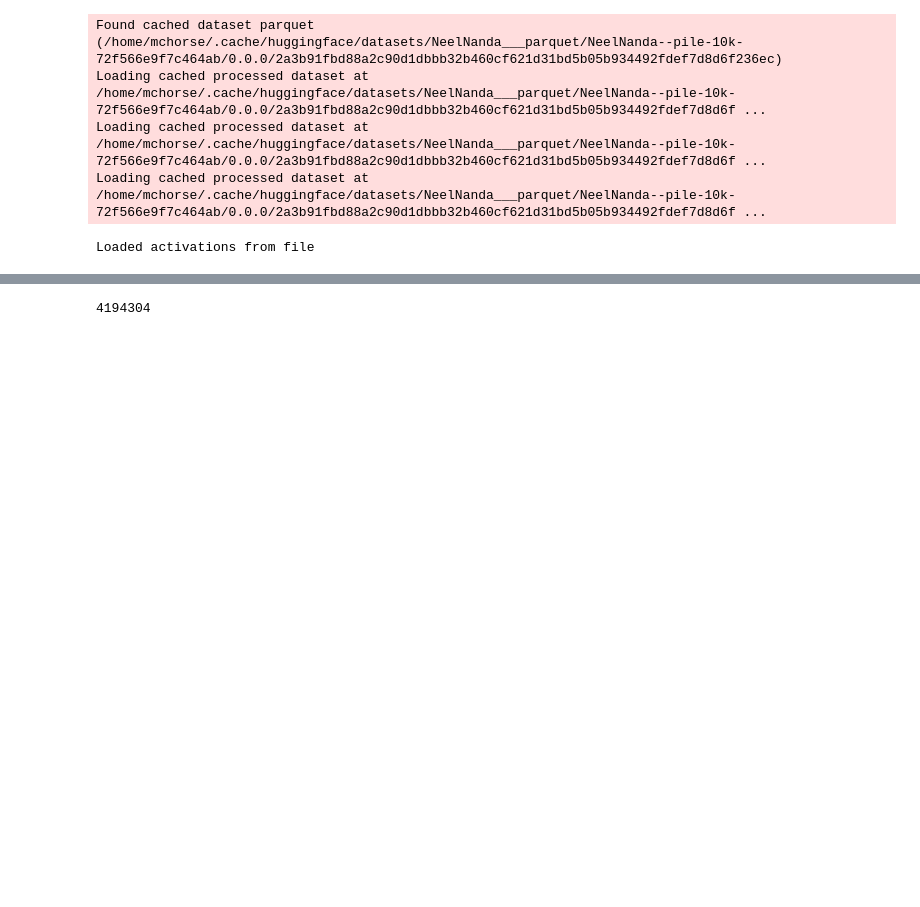
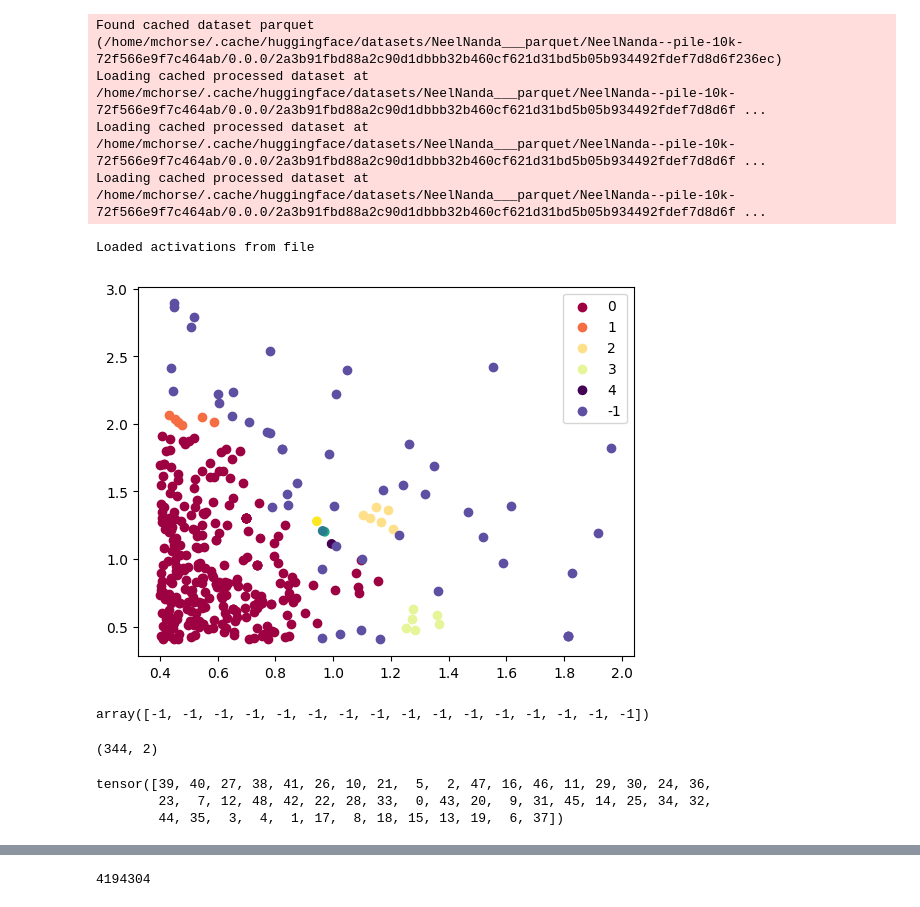
Before and after one commit to loganriggs/neuron-interpretability, a Jupyter notebook: neuron_correlation.ipynb, the cells around one changed output, grey strips where cells are left out. Cells and saved outputs as stored; diff of their text form; code cells hidden in the pictures; blank space fills up the shorter version.

Commit message:
updated neuron correlation code to better handle showing distributions

```diff
--- a/neuron_correlation.ipynb
+++ b/neuron_correlation.ipynb
@@ -60,0 +131,40 @@ Loaded activations from file
+# %%
+# Plot neurons w/ dbscan labels
+# 2. Plot that combination w/ Dbscan labels. maybe HDBSCAN, w/ index & colors
+# def plot_neurons_with_labels(neurons, activations, labels, method='dbscan'):
+neuron2 = i[1]
+
+eps = 0.1
+min_samples = 4
+mask_i = neuron_activations[:, neuron2].where(neuron_activations[:, neuron2] > threshold, th.tensor(0.0)) != 0
+combined_mask = mask1 & mask_i
+activations1 = neuron_activations[combined_mask, neuron]
+activations2 = neuron_activations[combined_mask, neuron2]
+activations = np.stack((activations1, activations2), axis=1)
+clustering = DBSCAN(eps=eps, min_samples=min_samples).fit(activations)
+labels =clustering.labels_
+unique_labels = set(labels)
+colors = plt.cm.Spectral(np.linspace(0, 1, len(unique_labels)))
+
+for label, color in zip(unique_labels, colors):
+    label_indices = np.where(labels == label)
+    plt.scatter(activations[label_indices, 0], activations[label_indices, 1],
+                        c=color, label=label)
+plt.legend()
+plt.show()
+# %% [output]
+[figure, added]
+# %%
+# 2.B Get labels for all neurons within a grid range. Say we just do 4x4 grid
+grid = 4
+max_x = activations1.max()
+max_y = activations2.max()
+min_x = activations1.min()
+min_y = activations2.min()
+# %% [output]
+array([-1, -1, -1, -1, -1, -1, -1, -1, -1, -1, -1, -1, -1, -1, -1, -1])
+# %%
+# Look at dataset examples from each cluster
+activations.shape
+# %% [output]
+(344, 2)
@@ -60,0 +178,6 @@ Loaded activations from file
+# %%
+ind
+# %% [output]
+tensor([39, 40, 27, 38, 41, 26, 10, 21,  5,  2, 47, 16, 46, 11, 29, 30, 24, 36,
+        23,  7, 12, 48, 42, 22, 28, 33,  0, 43, 20,  9, 31, 45, 14, 25, 34, 32,
+        44, 35,  3,  4,  1, 17,  8, 18, 15, 13, 19,  6, 37])
```
Also changed, not shown: parts of 10 cells of this notebook, 1 other file.
